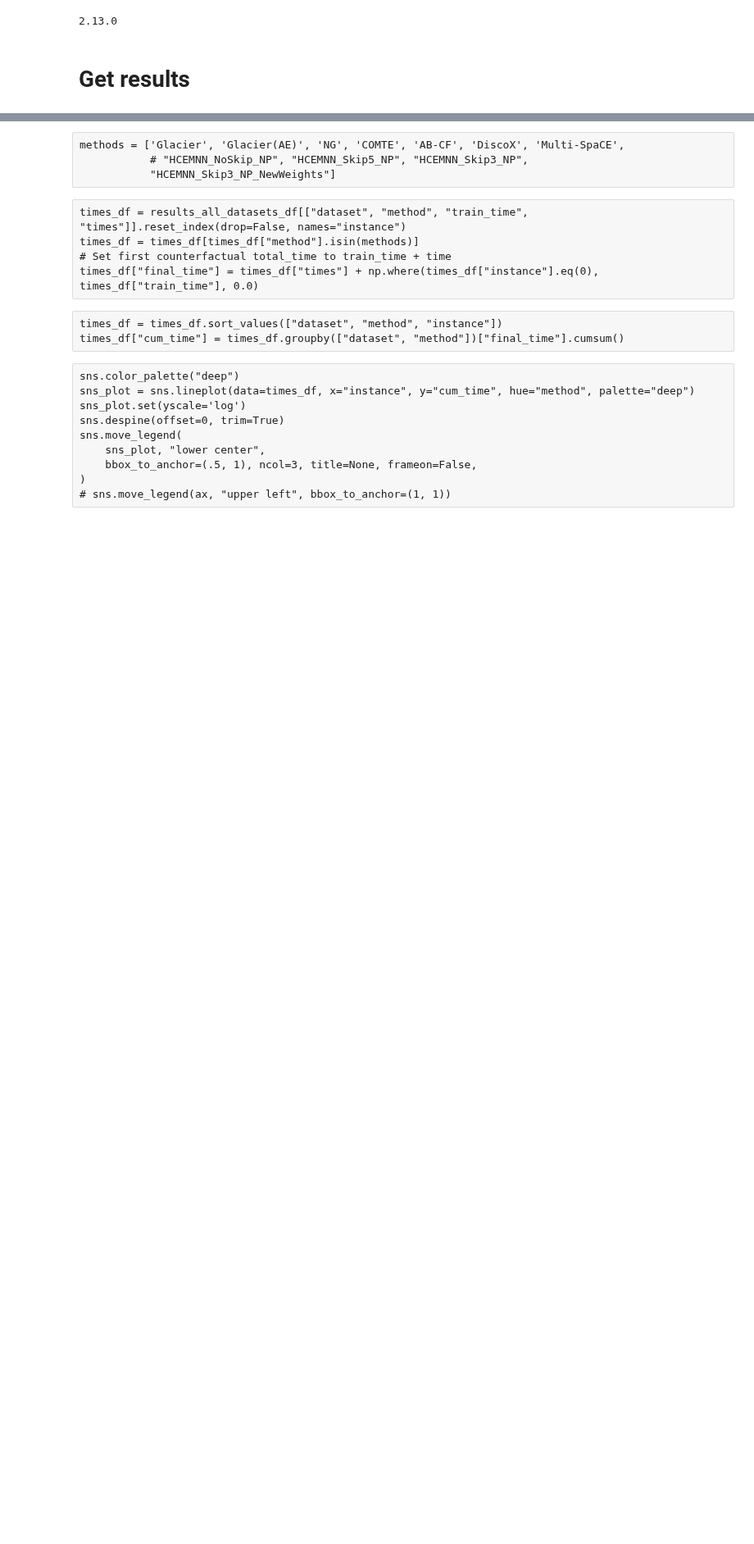
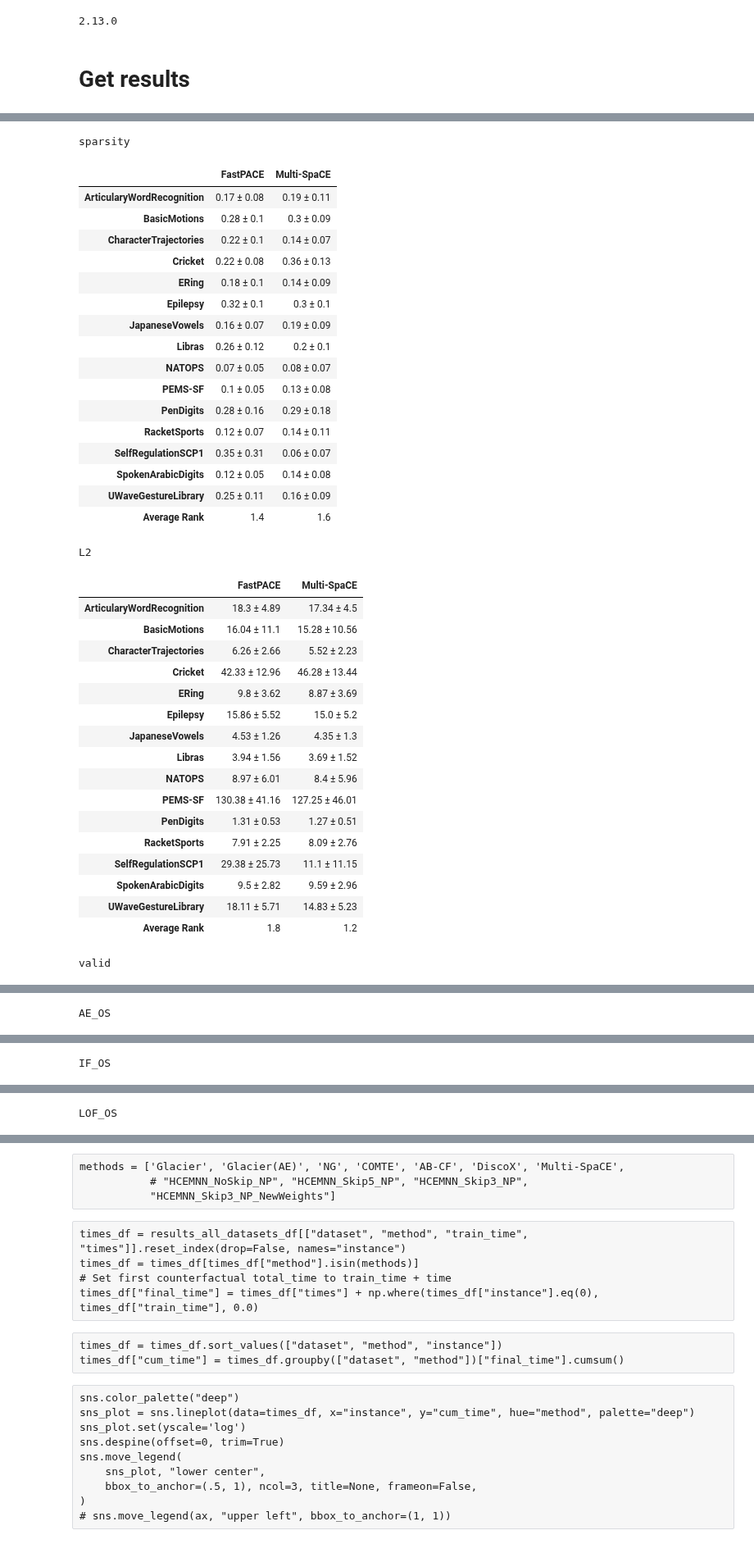
Before and after one commit to MarioRefoyo/FastPACE, a Jupyter notebook: experiments/evaluation/visualize_counterfactuals_mo_multivariate.ipynb, the cells around one changed output, grey strips where cells are left out. Shown at 82% size. Drawn from its saved outputs; the diff is of its cells as text; code cells hidden in the pictures; blank space fills up the shorter version.

```diff
--- a/experiments/evaluation/visualize_counterfactuals_mo_multivariate.ipynb
+++ b/experiments/evaluation/visualize_counterfactuals_mo_multivariate.ipynb
@@ -341,24 +628,76 @@ for metric in metrics:
 # %%
 pd.set_option('display.width', 500)
 metric_pivots_df = {}
 for metric in metrics:
     # Calculate metrics
-    metric_pivot_df = new_complete_results_df.pivot_table(
-        index='dataset',
-        columns=['method'],
-        values=[f"{metric}_mean"],
-        # aggfunc=lambda x: ''.join(x)
+    pivot_df = new_complete_results_df.pivot_table(
+        index="dataset",
+        columns="method",
+        values=[f"{metric}_mean", f"{metric}_std"],
+        aggfunc="mean",
     )
-    method_names = metric_pivot_df.columns.get_level_values(1)
-    metric_pivot_df.columns = method_names
+
+    # pivot columns look like: (metric_mean, method) and (metric_std, method)
+    mean_df = pivot_df[f"{metric}_mean"]
+    std_df  = pivot_df[f"{metric}_std"]
+
+    # ensure same column order
+    mean_df = mean_df.sort_index(axis=1)
+    std_df  = std_df.reindex(columns=mean_df.columns)
+
+    # format safely (elementwise)
+    metric_pivot_df = (
+        mean_df.round(3).astype(str) + " ± " + std_df.round(3).astype(str)
+    )
     metric_pivot_df.index.name = None
     metric_pivot_df.columns.name = None
 
     # Calculate average rankings
-    ranked_pivot_df = new_ranked_data.pivot_table(
+    ranked_pivot_df = new_ranked_data.round(2).pivot_table(
         index='dataset',
         columns=['method'],
         values=[f"{metric}_rank"],
     )
-    metric_pivot_df.loc["Average Rank"] = ranked_pivot_df.mean(axis=0).values
+    metric_pivot_df.loc["Average Rank"] = ranked_pivot_df.mean(axis=0).round(2).values
+
+    print(metric)
+    display(metric_pivot_df)
     metric_pivots_df[metric] = metric_pivot_df
+# %% [output]
+sparsity
+|  | FastPACE | Multi-SpaCE |
+| ArticularyWordRecognition | 0.17 ± 0.08 | 0.19 ± 0.11 |
+| BasicMotions | 0.28 ± 0.1 | 0.3 ± 0.09 |
+| CharacterTrajectories | 0.22 ± 0.1 | 0.14 ± 0.07 |
+| Cricket | 0.22 ± 0.08 | 0.36 ± 0.13 |
+| ERing | 0.18 ± 0.1 | 0.14 ± 0.09 |
+| Epilepsy | 0.32 ± 0.1 | 0.3 ± 0.1 |
+| JapaneseVowels | 0.16 ± 0.07 | 0.19 ± 0.09 |
+| Libras | 0.26 ± 0.12 | 0.2 ± 0.1 |
+| NATOPS | 0.07 ± 0.05 | 0.08 ± 0.07 |
+| PEMS-SF | 0.1 ± 0.05 | 0.13 ± 0.08 |
+| PenDigits | 0.28 ± 0.16 | 0.29 ± 0.18 |
+| RacketSports | 0.12 ± 0.07 | 0.14 ± 0.11 |
+| SelfRegulationSCP1 | 0.35 ± 0.31 | 0.06 ± 0.07 |
+| SpokenArabicDigits | 0.12 ± 0.05 | 0.14 ± 0.08 |
+| UWaveGestureLibrary | 0.25 ± 0.11 | 0.16 ± 0.09 |
+| Average Rank | 1.4 | 1.6 |
+L2
+|  | FastPACE | Multi-SpaCE |
+| ArticularyWordRecognition | 18.3 ± 4.89 | 17.34 ± 4.5 |
+| BasicMotions | 16.04 ± 11.1 | 15.28 ± 10.56 |
+| CharacterTrajectories | 6.26 ± 2.66 | 5.52 ± 2.23 |
+| Cricket | 42.33 ± 12.96 | 46.28 ± 13.44 |
+| ERing | 9.8 ± 3.62 | 8.87 ± 3.69 |
+| Epilepsy | 15.86 ± 5.52 | 15.0 ± 5.2 |
+| JapaneseVowels | 4.53 ± 1.26 | 4.35 ± 1.3 |
+| Libras | 3.94 ± 1.56 | 3.69 ± 1.52 |
+| NATOPS | 8.97 ± 6.01 | 8.4 ± 5.96 |
+| PEMS-SF | 130.38 ± 41.16 | 127.25 ± 46.01 |
+| PenDigits | 1.31 ± 0.53 | 1.27 ± 0.51 |
+| RacketSports | 7.91 ± 2.25 | 8.09 ± 2.76 |
+| SelfRegulationSCP1 | 29.38 ± 25.73 | 11.1 ± 11.15 |
+| SpokenArabicDigits | 9.5 ± 2.82 | 9.59 ± 2.96 |
+| UWaveGestureLibrary | 18.11 ± 5.71 | 14.83 ± 5.23 |
+| Average Rank | 1.8 | 1.2 |
+valid
@@ -364,0 +721 @@ for metric in metrics:
+AE_OS
@@ -364,0 +739 @@ for metric in metrics:
+IF_OS
@@ -364,0 +757 @@ for metric in metrics:
+LOF_OS
```
Also changed, not shown: parts of 21 cells of this notebook, 39 other files.
